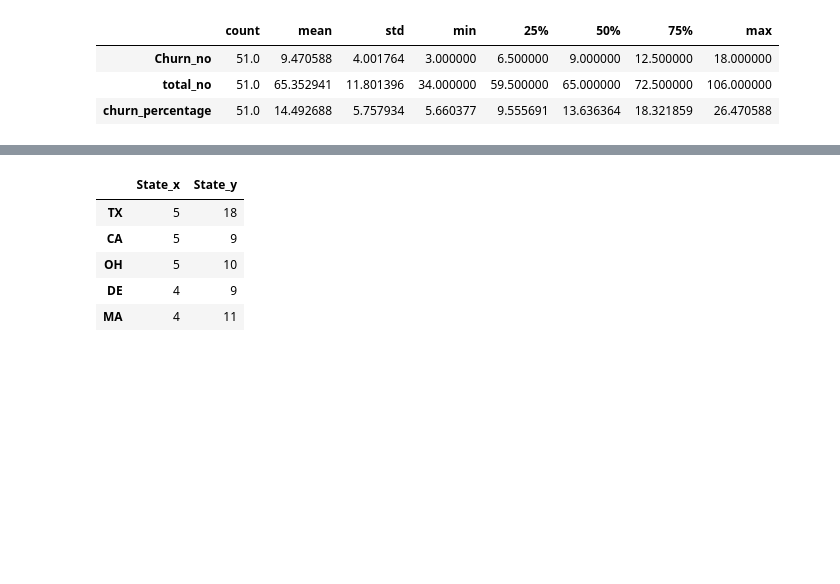
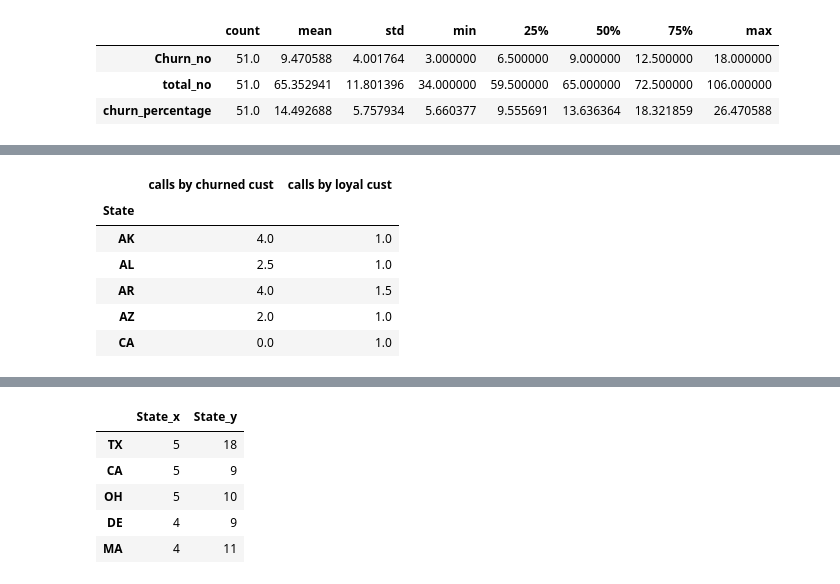
Before and after one commit to Ashvin-Vargez/Telecom-Churn-Analysis-EDA-Project-, a Jupyter notebook: eda_Telecom_Churn_Analysis_Capstone_Project.ipynb, the cells around one changed output, grey strips where cells are left out. Drawn from its saved outputs; the diff is of its cells as text; code cells hidden in the pictures; blank space fills up the shorter version.

```diff
--- a/eda_Telecom_Churn_Analysis_Capstone_Project.ipynb
+++ b/eda_Telecom_Churn_Analysis_Capstone_Project.ipynb
@@ -279,0 +272,11 @@ Name: Customer service calls, dtype: float64
+# %%
+median_calls.rename(columns = { 'Customer service calls_x':'calls by churned cust', 'Customer service calls_y':'calls by loyal cust'}, inplace = True)
+median_calls.head()
+# %% [output]
+|  | calls by churned cust | calls by loyal cust |
+| State |  |  |
+| AK | 4.0 | 1.0 |
+| AL | 2.5 | 1.0 |
+| AR | 4.0 | 1.5 |
+| AZ | 2.0 | 1.0 |
+| CA | 0.0 | 1.0 |
```
Also changed, not shown: parts of 3 cells of this notebook.
